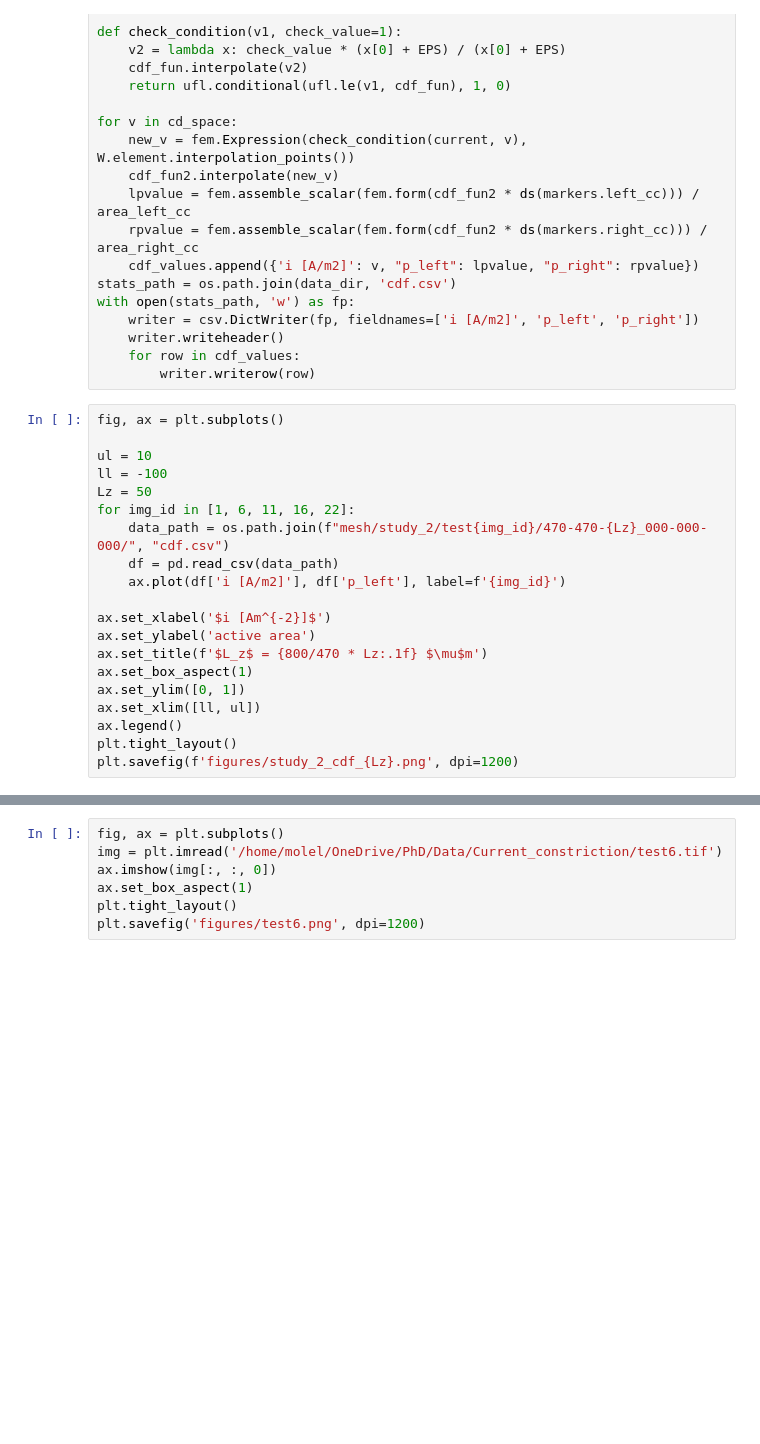
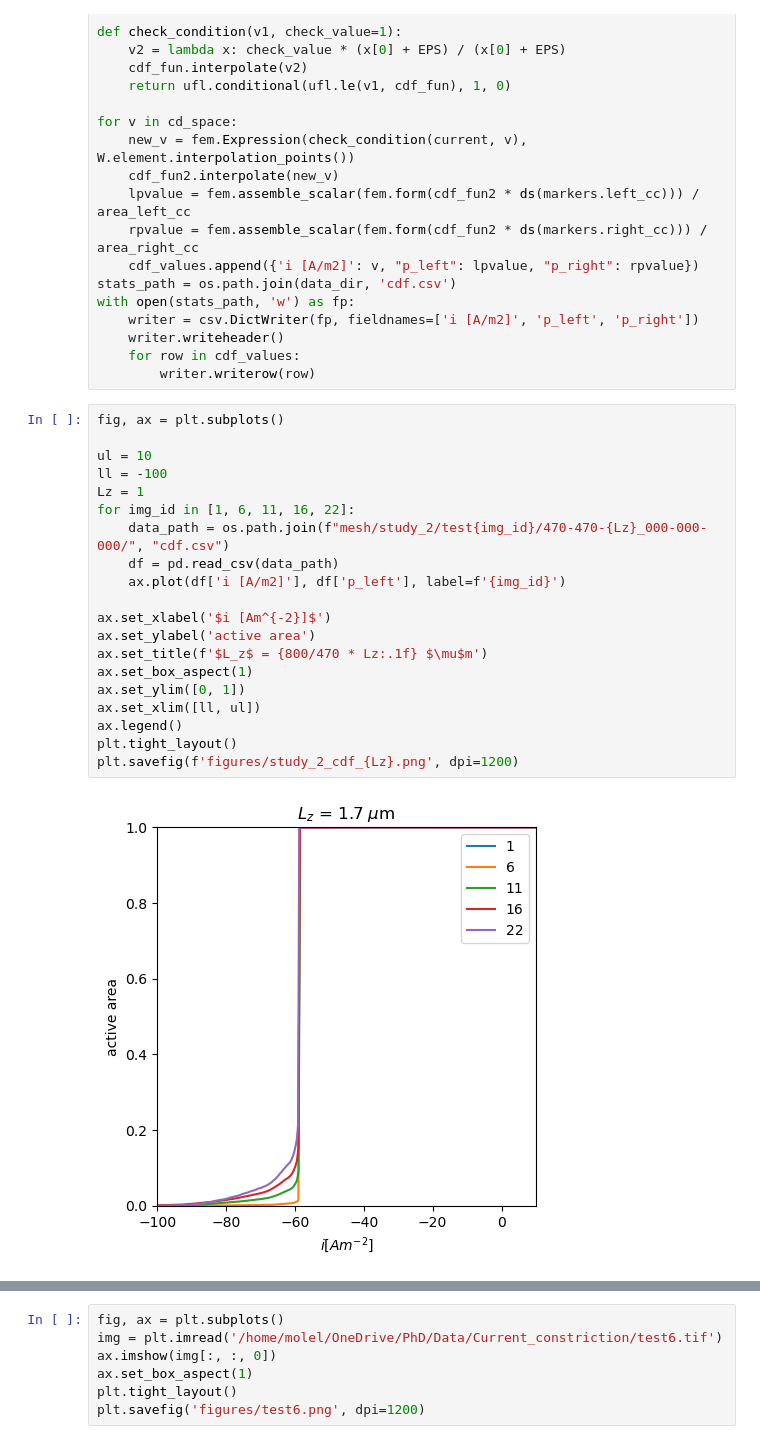
Before and after one commit to molel-gt/ssb, a Jupyter notebook: reports.ipynb, the cells around one changed output, grey strips where cells are left out. Drawn from its saved outputs; the diff is of its cells as text; blank space fills up the shorter version.

```diff
--- a/reports.ipynb
+++ b/reports.ipynb
@@ -100,21 +100,23 @@ with open(stats_path, 'w') as fp:
 # %%
 fig, ax = plt.subplots()
 
 ul = 10
 ll = -100
-Lz = 50
+Lz = 1
 for img_id in [1, 6, 11, 16, 22]:
     data_path = os.path.join(f"mesh/study_2/test{img_id}/470-470-{Lz}_000-000-000/", "cdf.csv")
     df = pd.read_csv(data_path)
     ax.plot(df['i [A/m2]'], df['p_left'], label=f'{img_id}')
 
 ax.set_xlabel('$i [Am^{-2}]$')
 ax.set_ylabel('active area')
 ax.set_title(f'$L_z$ = {800/470 * Lz:.1f} $\mu$m')
 ax.set_box_aspect(1)
 ax.set_ylim([0, 1])
 ax.set_xlim([ll, ul])
 ax.legend()
 plt.tight_layout()
 plt.savefig(f'figures/study_2_cdf_{Lz}.png', dpi=1200)
+# %% [output]
+[figure, added]
 # %%
```
Also changed, not shown: parts of 1 cell of this notebook, 5 other files.
